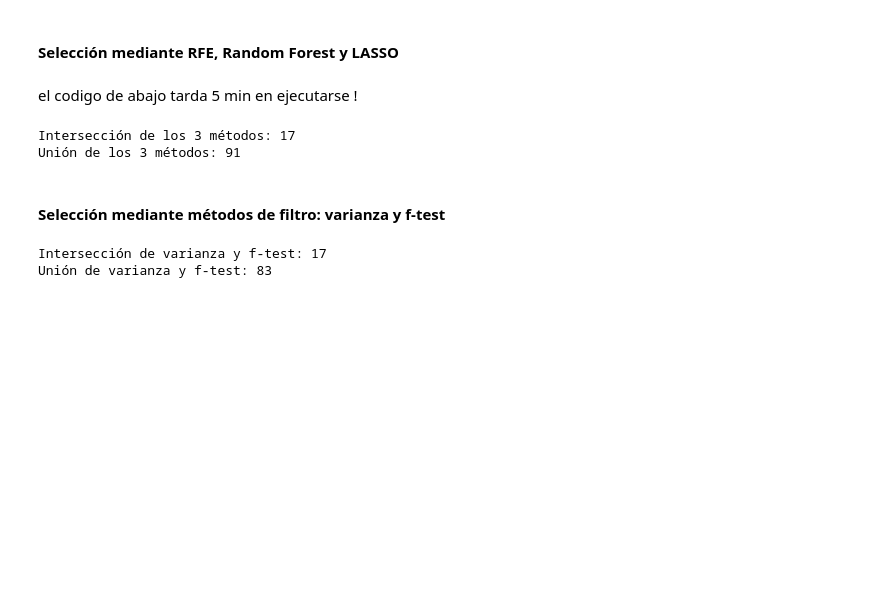
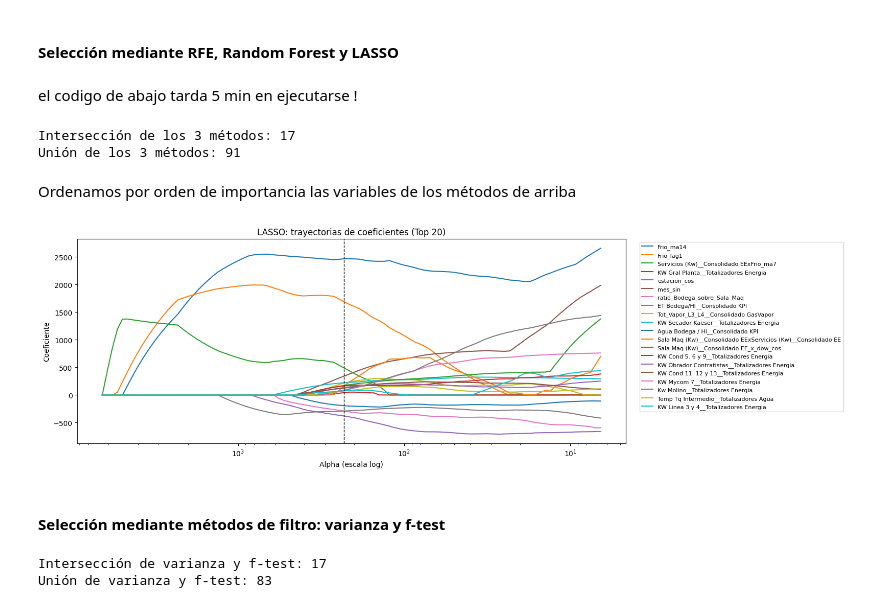
Before and after one commit to Angiii12/TPF_Prediccion_de_Consumo_Energetico, a Jupyter notebook: preprocesamiento.ipynb, the cells around one changed output. Saved outputs shown, nothing was run; the diff lists cells and outputs as text; code cells hidden in the pictures; blank space fills up the shorter version.

Commit message:
Seleccion de variables incompleto

```diff
--- a/preprocesamiento.ipynb
+++ b/preprocesamiento.ipynb
@@ -175,6 +183,9 @@ plt.tight_layout()
 plt.show()
 # %% [output]
 [figure]
+# %%
+columnas_con_nulos = df_preprocesamiento.isnull().sum()[df_preprocesamiento.isnull().sum() > 0].index.tolist()
+df_preprocesamiento[columnas_con_nulos] = df_preprocesamiento[columnas_con_nulos].fillna(0)
 # %% [markdown]
 ### Selección de variables
 # %% [markdown]
@@ -238,3 +242,18 @@ print("Unión de los 3 métodos:", len(union_3))
 # %% [output]
 Intersección de los 3 métodos: 17
 Unión de los 3 métodos: 91
+# %% [markdown]
+Ordenamos por orden de importancia las variables de los métodos de arriba
+# %%
+# === 1) ORDENAR las seleccionadas por RFE (ranking descendente) ===
+rf_final_rfe = RandomForestRegressor(n_estimators=800, random_state=0, n_jobs=-1)
+rf_final_rfe.fit(X_imp[top_rfe], y)
+
+rfe_imp = (pd.Series(rf_final_rfe.feature_importances_, index=top_rfe)
+             .sort_values(ascending=False))
+
+top_rfe_ranked = rfe_imp.index.tolist()
+
+# === 2) RANKING COMPLETO de Random Forest (ya tenías imp_series ordenada) ===
+top_rf_ranked_all = imp_series.index.tolist()  # ranking global completo
+top_rf_ranked_k   = top_rf                     # tus top-k ya ordenadas
@@ -241,3 +266,35 @@ Unión de los 3 métodos: 91
+# %%
+from sklearn.linear_model import lasso_path
+
+lasso_cv   = lasso_pipe.named_steps["lasso"]
+scaler     = lasso_pipe.named_steps["scaler"]
+alpha_best = lasso_cv.alpha_
+
+X_std = scaler.transform(X_imp)
+alphas, coefs, _ = lasso_path(X_std, y, max_iter=5000)
+
+# ===== quedarnos con las 20 mejores (según |coef| al alpha óptimo) =====
+coef_series = pd.Series(lasso_cv.coef_, index=X_imp.columns)
+top20 = coef_series.abs().sort_values(ascending=False).head(20).index.tolist()
+
+feat_idx = [list(X_imp.columns).index(f) for f in top20]
+
+plt.figure(figsize=(16,5))
+for i, f in zip(feat_idx, top20):
+    plt.semilogx(alphas, coefs[i, :], label=f)
+
+# línea vertical en alpha óptimo
+plt.axvline(alpha_best, linestyle="--", linewidth=1, color="k")
+
+plt.gca().invert_xaxis()  # alphas decrecientes -> queda “creciente” visualmente
+plt.xlabel("Alpha (escala log)")
+plt.ylabel("Coeficiente")
+plt.title("LASSO: trayectorias de coeficientes (Top 20)")
+plt.legend(bbox_to_anchor=(1.02, 1), loc="upper left", fontsize=8, ncol=1)
+plt.tight_layout()
+plt.show()
+# %% [output]
+[figure, added]
 # %% [markdown]
 #### Selección mediante métodos de filtro: varianza y f-test
 # %%
```
Also changed, not shown: parts of 9 cells of this notebook, 1 other file.
